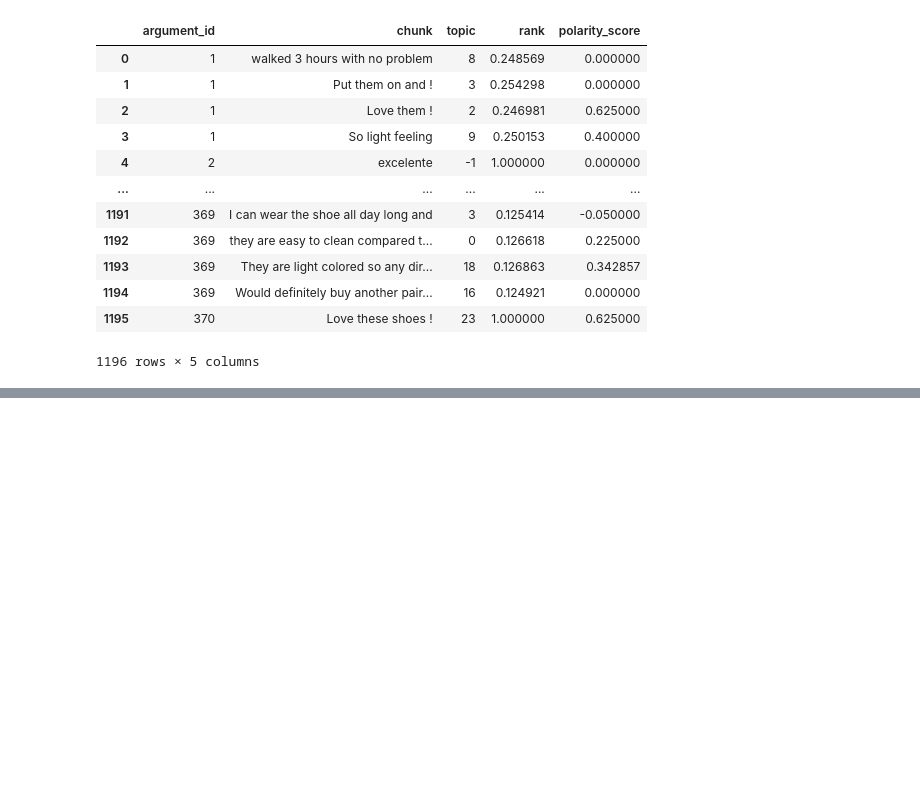
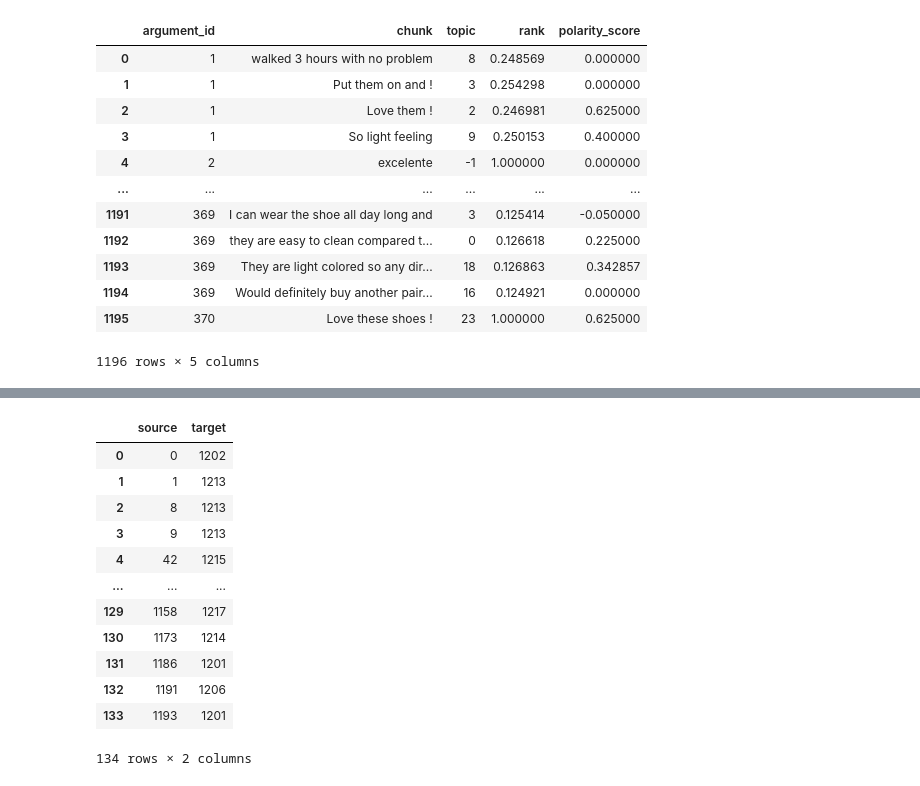
Before and after one commit to EyeofBeholder-NLeSC/proto-solver, a Jupyter notebook: prototype.ipynb, the cells around one changed output, grey strips where cells are left out. Cells and saved outputs as stored; diff of their text form; code cells hidden in the pictures; blank space fills up the shorter version.

```diff
--- a/prototype.ipynb
+++ b/prototype.ipynb
@@ -105,0 +145,16 @@ def get_attacks(chunks):
+# %%
+attacks
+# %% [output]
+|  | source | target |
+| 0 | 0 | 1202 |
+| 1 | 1 | 1213 |
+| 2 | 8 | 1213 |
+| 3 | 9 | 1213 |
+| 4 | 42 | 1215 |
+| ... | ... | ... |
+| 129 | 1158 | 1217 |
+| 130 | 1173 | 1214 |
+| 131 | 1186 | 1201 |
+| 132 | 1191 | 1206 |
+| 133 | 1193 | 1201 |
+134 rows × 2 columns
```
Also changed, not shown: parts of 11 cells of this notebook, 2 other files.
